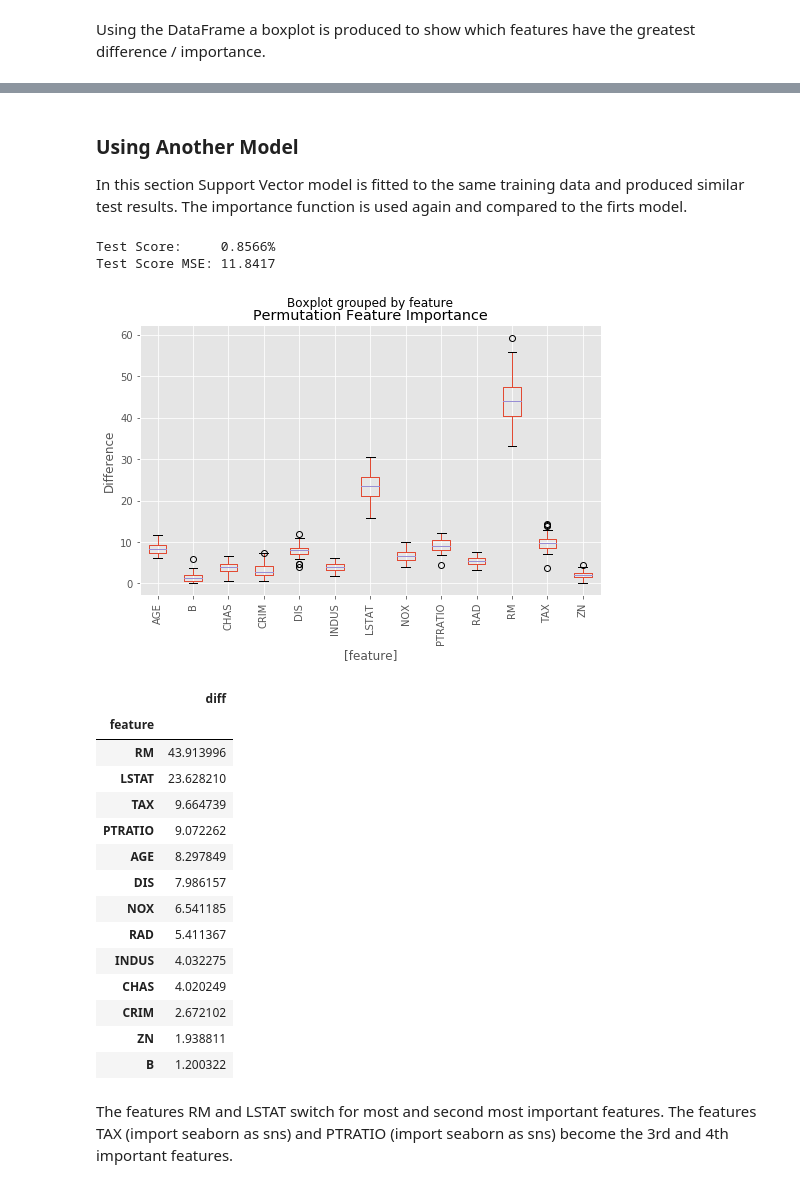
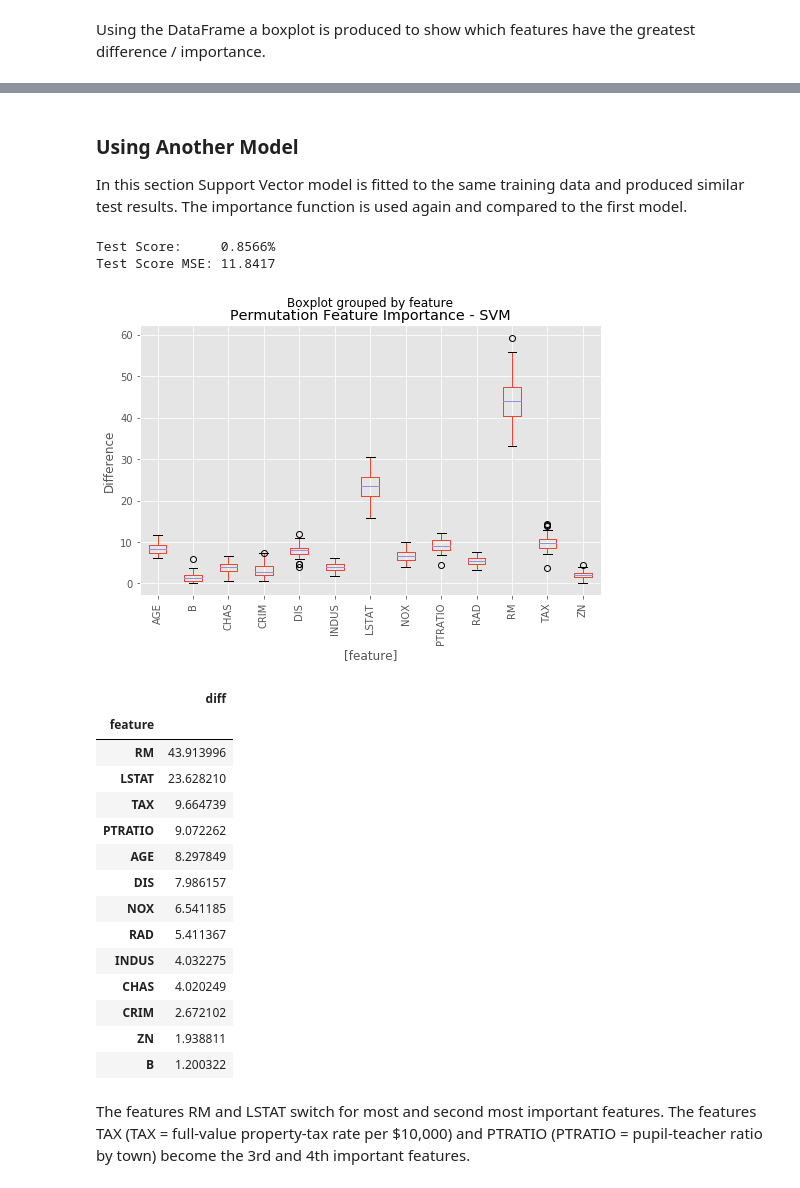
Before and after one commit to stubberf/Feature_Importance, a Jupyter notebook: Feature Importance.ipynb, the cells around one changed output, grey strips where cells are left out. Cells and saved outputs as stored; diff of their text form; code cells hidden in the pictures.

```diff
--- a/Feature Importance.ipynb
+++ b/Feature Importance.ipynb
@@ -145,7 +145,7 @@ X_train.corr()
 # %% [markdown]
 ### Using Another Model
 
-In this section Support Vector model is fitted to the same training data and produced similar test results. The importance function is used again and compared to the firts model.
+In this section Support Vector model is fitted to the same training data and produced similar test results. The importance function is used again and compared to the first model.
 # %%
 from sklearn.svm import SVR
 
@@ -162,12 +162,12 @@ Test Score MSE: 11.8417
 # %%
 fi2 = find_feature_importance(m2, X_test, y_test, mean_squared_error, 50)
 ax = fi2.boxplot(by='feature', rot=90, figsize=(8,5))
 ax.set_ylabel('Difference')
-ax.set_title('Permutation Feature Importance')
+ax.set_title('Permutation Feature Importance - SVM')
 plt.show()
 fi2.groupby('feature').median().sort_values('diff', ascending=False)
 # %% [output]
-[figure, old version]
+[figure, new version]
 |  | diff |
 | feature |  |
 | RM | 43.913996 |
@@ -184,7 +184,7 @@ fi2.groupby('feature').median().sort_values('diff', ascending=False)
 | ZN | 1.938811 |
 | B | 1.200322 |
 # %% [markdown]
-The features RM and LSTAT switch for most and second most important features. The features TAX (import seaborn as sns) and PTRATIO (import seaborn as sns) become the 3rd and 4th important features.
+The features RM and LSTAT switch for most and second most important features. The features TAX (TAX = full-value property-tax rate per $10,000) and PTRATIO (PTRATIO = pupil-teacher ratio by town) become the 3rd and 4th important features.
 # %% [markdown]
 ### Conclusion
 
```
Also changed, not shown: parts of 7 cells of this notebook, 1 other file.
